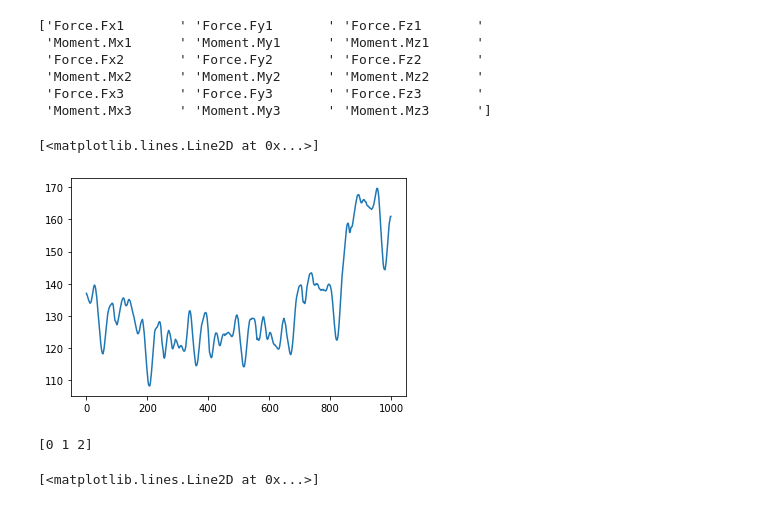
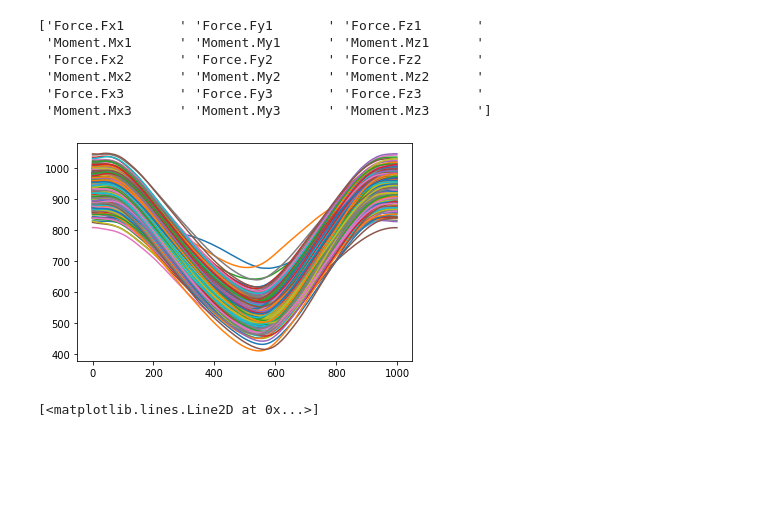
Before and after one commit to inseungkang/learningalgos, a Jupyter notebook: readc3d.ipynb, the cells around one changed output. Saved outputs shown, nothing was run; the diff lists cells and outputs as text; code cells hidden in the pictures; blank space fills up the shorter version.

Commit message:
define function for gait cycle segmentation

```diff
--- a/readc3d.ipynb
+++ b/readc3d.ipynb
@@ -91,11 +91,3 @@ foot_l = markerData[start_idx:end_idx, indexList[5], 0:3]
 com = np.mean(markerData[start_idx:end_idx, indexList[0:4], 0:3], axis=1)
 force_r = np.mean(forceData[start_idx:end_idx, 0:3, :], axis=2)
 force_l = np.mean(forceData[start_idx:end_idx, 6:9, :], axis=2)
-# %%
-
-x_test1 = np.arange(0, 1000,2)
-test1 = foot_r[5000:5500,0]
-df_test1 = pd.DataFrame(test1)
-# %% [output]
-[<matplotlib.lines.Line2D at 0x...>]
-[figure, removed]
@@ -144,9 +150,9 @@ gait_cycle_data = gait_cycle_data[:,:,1:]
 # %%
-# plt.plot(gait_cycle_data[:,0])
+plt.plot(result[:,:,1])
 # # plt.ylim(-2, 2)
-# plt.show()
+plt.show()
 # %% [output]
-[0 1 2]
+[figure, added]
 # %%
 # COM trajectory
 # test out the example of Pelvis Y
```
Also changed, not shown: parts of 3 cells of this notebook.
